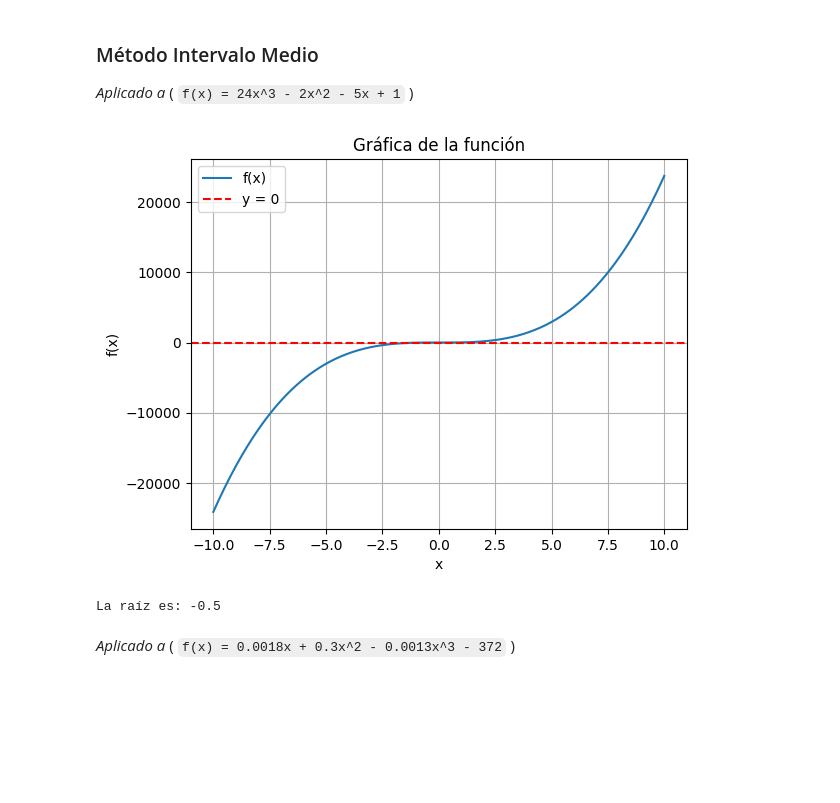
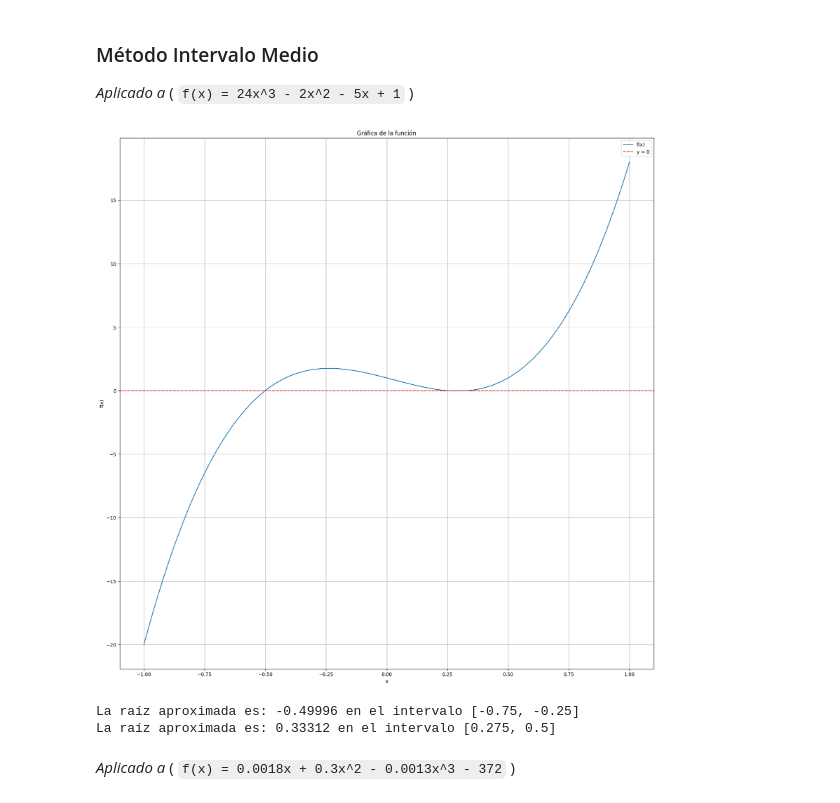
Before and after one commit to kapicida/MENU24, a Jupyter notebook: TP3/TP3_Raices.ipynb, the cells around one changed output. Saved outputs shown, nothing was run; the diff lists cells and outputs as text; code cells hidden in the pictures; blank space fills up the shorter version.

```diff
--- a/TP3/TP3_Raices.ipynb
+++ b/TP3/TP3_Raices.ipynb
@@ -58,48 +58,62 @@ f2(0) = 2
 # %%
 import numpy as np
 import matplotlib.pyplot as plt
 
 # Definir la función a partir de la entrada del usuario
 fun = input("Introduzca la función f(x) (use 'x' como variable): ")
 f = lambda x: eval(fun)
 
 # Graficar la función
-x_vals = np.linspace(-10, 10, 400)
+x_vals = np.linspace(-1, 1, 1000)
 y_vals = f(x_vals)
-
+plt.figure(figsize=(20,20))
 plt.plot(x_vals, y_vals, label='f(x)')
 plt.axhline(0, color='red', linestyle='--', label='y = 0')
 plt.xlabel('x')
 plt.ylabel('f(x)')
 plt.title('Gráfica de la función')
 plt.grid(True)
 plt.legend()
 plt.show()
 
-# Obtener los límites inferior y superior
-a = float(input('Introduzca el valor de Lim Inf: '))
-b = float(input('Introduzca el valor de Lim Sup: '))
+# Obtener los límites
+n = int(input('¿Cuántos intervalos desea usar? '))
+intervalos = []
+for i in range(n):
+    a = float(input(f'Introduzca el valor de Lim Inf para el intervalo {i + 1}: '))
+    b = float(input(f'Introduzca el valor de Lim Sup para el intervalo {i + 1}: '))
+    intervalos.append((a, b))
+
+IntAux = intervalos.copy()
 tol = float(input('Introduzca la Tolerancia: '))
 
-# Método de Intervalo Medio
-if f(a) * f(b) >= 0:
-    print("Error: f(a) y f(b) deben tener signos opuestos.")
-else:
-    max_iter = int(np.log((b - a) / tol) / np.log(2))
-    for k in range(max_iter):
-        c = (a + b) / 2
-        if f(a) * f(c) < 0:
-            b = c
-        elif f(a) * f(c) == 0:
-            print(f'La raíz es: {c}')
-            break
-        else:
-            a = c
+for idx, (a, b) in enumerate(IntAux):  # Usar IntAux aquí
+    if a > b:
+        print(f'Error: El intervalo [{a}, {b}] no es válido. Asegúrese de que Lim Inf < Lim Sup.')
+        continue
+
+    if f(a) * f(b) >= 0:
+        print(f"Error: f(a) y f(b) deben tener signos opuestos para el intervalo [{a}, {b}].")
     else:
-        print(f'La raíz aproximada es: {c}')
+        c = (a * f(b) - b * f(a)) / (f(b) - f(a))
+        error_aux = 1
+        while error_aux > tol:  # Cota de error
+            c_ant = c
+            if f(c) == 0:
+                print(f'La raíz exacta es: {c} en el intervalo [{IntAux[idx]}]')
+                break
+            elif f(a) * f(c) < 0:
+                b = c  # La raíz está en [a, c]
+            else:
+                a = c  # La raíz está en [c, b]
+            c = (a * f(b) - b * f(a)) / (f(b) - f(a))
+            error_aux = abs(c - c_ant)
+
+        print(f'La raíz aproximada es: {c:.5f} en el intervalo [{IntAux[idx][0]}, {IntAux[idx][1]}]')
 # %% [output]
-[figure, old version]
+[figure, new version]
-La raíz es: -0.5
+La raíz aproximada es: -0.49996 en el intervalo [-0.75, -0.25]
+La raíz aproximada es: 0.33312 en el intervalo [0.275, 0.5]
 # %% [markdown]
 *Aplicado a* \( `f(x) = 0.0018x + 0.3x^2 - 0.0013x^3 - 372` \)
 # %%
```
